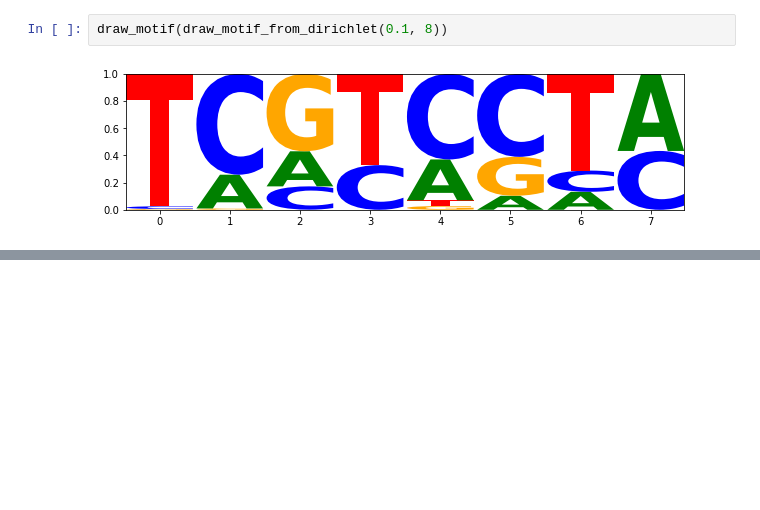
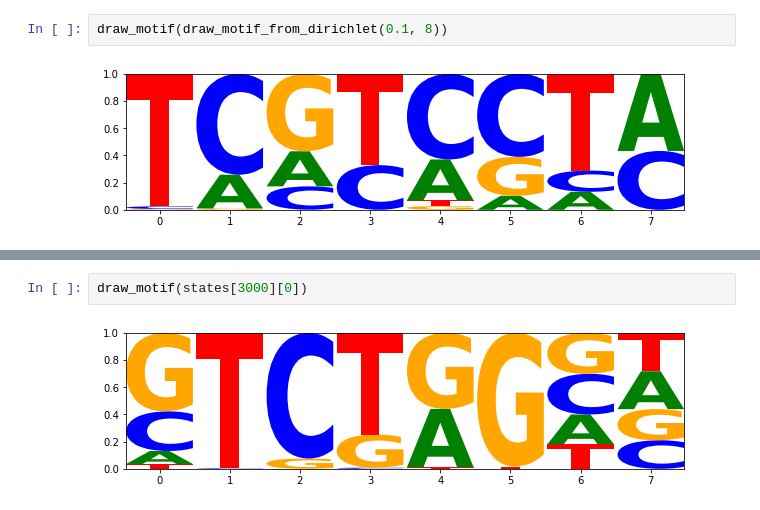
Before and after one commit to regevs/practical, a Jupyter notebook: EM.ipynb, the cells around one changed output, grey strips where cells are left out. Saved outputs shown, nothing was run; the diff lists cells and outputs as text; blank space fills up the shorter version.

```diff
--- a/EM.ipynb
+++ b/EM.ipynb
@@ -392,0 +572,4 @@ Entropy of estimated motif: 7.651284772923757
+# %%
+draw_motif(states[3000][0])
+# %% [output]
+[figure, added]
```
Also changed, not shown: parts of 46 cells of this notebook.
